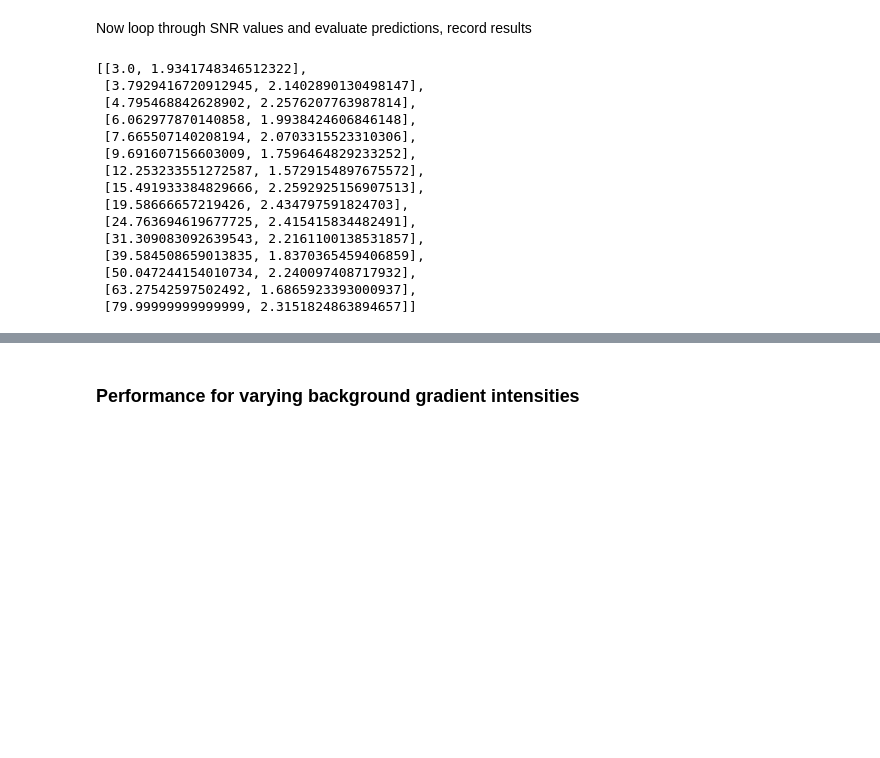
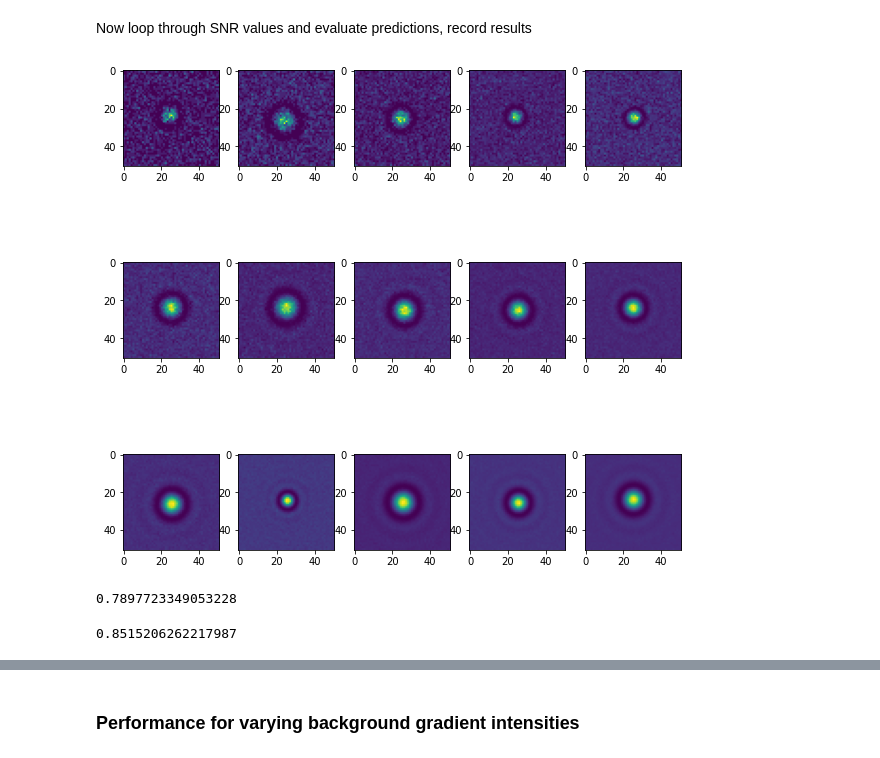
Before and after one commit to wooduk/deeptracktorch, a Jupyter notebook: nbs/E1_Track1.ipynb, the cells around one changed output, grey strips where cells are left out. Saved outputs shown, nothing was run; the diff lists cells and outputs as text; code cells hidden in the pictures; blank space fills up the shorter version.

```diff
--- a/nbs/E1_Track1.ipynb
+++ b/nbs/E1_Track1.ipynb
@@ -114,45 +124,44 @@ Now loop through SNR values and evaluate predictions, record results
 # %%
 #notest
 MAE_snr_dtt=[]
 MAE_snr_sym=[]
 
-for snr in np.logspace(np.log10(3),np.log10(80), num=15):
+i=0
+f,ax=plt.subplots(3,5,figsize=(10,10))
+ax=ax.flatten()
+
+for snr in tqdm(np.logspace(np.log10(3),np.log10(80), num=15)):
     # fix the snr
-    test_img_dist['snr'] = lambda : snr
+    test_img_dist['snr'] = lambda n: np.ones(n) * snr
     # produce 1000 images at this SNR
-    test_df = define_image(test_img_dist, test_p_dist, 10)
-
-    test_df = add_target(test_df)
+    test_df = add_target(define_image(test_img_dist, test_p_dist, N=10))
+    #display(test_df)
     test_images = MImageList.from_df(test_df)
     test_truth = test_df[['tx','ty','tr']].to_numpy()
 
-    # try depptracktorch
+    # try deeptracktorch
     dtt_preds = np.array([learner.predict(x)[1].numpy() for x in test_images])
+
+    ax[i].imshow(test_images[0].px.squeeze())
+
+    i+=1
 
     # try symterical
     sym_preds = np.array([radialcenter(x.px.squeeze())[:3] for x in test_images])
     MAE_snr_dtt += [[snr, mean_absolute_error(test_truth, dtt_preds)]]
     MAE_snr_sym += [[snr, mean_absolute_error(test_truth, sym_preds)]]
 
 
 import pickle
 with open('snr_results.pkl','wb') as f:
     pickle.dump((MAE_snr_dtt,MAE_snr_sym),f)
+# %% [output]
+[figure, added]
-# %%
-MAE_snr_dtt
-# %% [output]
-[[3.0, 1.9341748346512322],
- [3.7929416720912945, 2.1402890130498147],
- [4.795468842628902, 2.2576207763987814],
- [6.062977870140858, 1.9938424606846148],
- [7.665507140208194, 2.0703315523310306],
- [9.691607156603009, 1.7596464829233252],
- [12.253233551272587, 1.5729154897675572],
- [15.491933384829666, 2.2592925156907513],
- [19.58666657219426, 2.434797591824703],
- [24.763694619677725, 2.415415834482491],
- [31.309083092639543, 2.2161100138531857],
- [39.584508659013835, 1.8370365459406859],
- [50.047244154010734, 2.240097408717932],
- [63.27542597502492, 1.6865923393000937],
- [79.99999999999999, 2.3151824863894657]]
+# %%
+ mean_absolute_error(test_truth, sym_preds)
+# %% [output]
+0.7897723349053228
+# %%
+mean_absolute_error(test_truth, dtt_preds)
+# %% [output]
+0.8515206262217987
```
Also changed, not shown: parts of 19 cells of this notebook, 12 other files.
